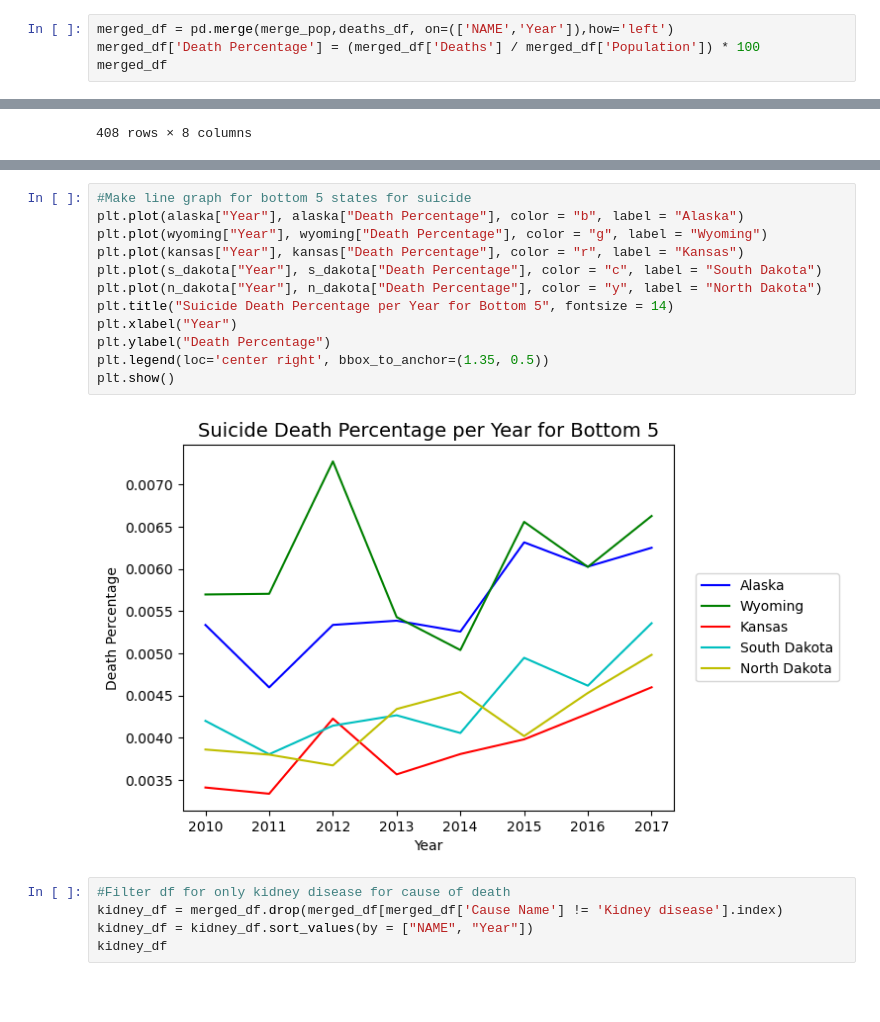
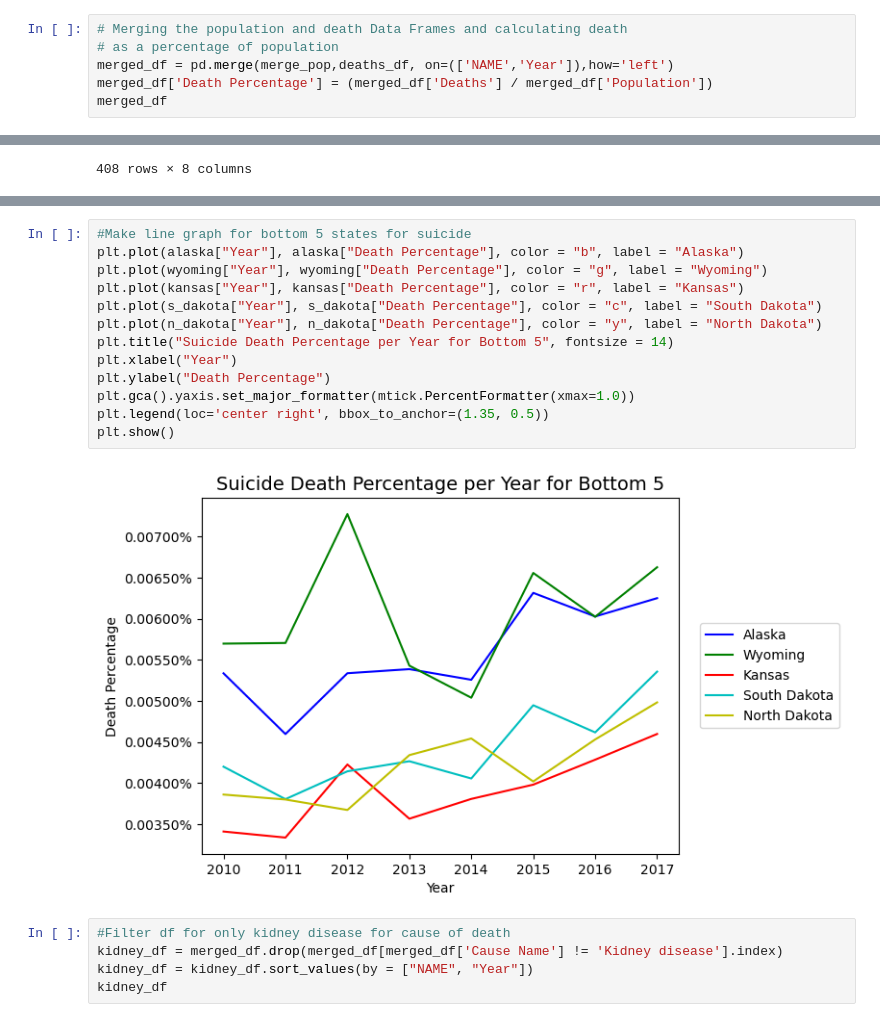
Before and after one commit to wreinhold/bootcamp-group1-project, a Jupyter notebook: deaths_legislation.ipynb, the cells around one changed output, grey strips where cells are left out. Saved outputs shown, nothing was run; the diff lists cells and outputs as text; blank space fills up the shorter version.

Commit message:
Added graphs for Cancer & formatted the y-axises as percentages

```diff
--- a/deaths_legislation.ipynb
+++ b/deaths_legislation.ipynb
@@ -73,6 +58,8 @@ dtype: object
 # %%
+# Merging the population and death Data Frames and calculating death
+# as a percentage of population
 merged_df = pd.merge(merge_pop,deaths_df, on=(['NAME','Year']),how='left')
-merged_df['Death Percentage'] = (merged_df['Deaths'] / merged_df['Population']) * 100
+merged_df['Death Percentage'] = (merged_df['Deaths'] / merged_df['Population'])
 merged_df
 # %% [output]
 |  | NAME | Year | Population | Full Cause Name | Cause Name | Deaths | Age-adjusted Death Rate | ... |
@@ -225,17 +215,18 @@ plt.show()
 # %%
 #Make line graph for bottom 5 states for suicide
 plt.plot(alaska["Year"], alaska["Death Percentage"], color = "b", label = "Alaska")
 plt.plot(wyoming["Year"], wyoming["Death Percentage"], color = "g", label = "Wyoming")
 plt.plot(kansas["Year"], kansas["Death Percentage"], color = "r", label = "Kansas")
 plt.plot(s_dakota["Year"], s_dakota["Death Percentage"], color = "c", label = "South Dakota")
 plt.plot(n_dakota["Year"], n_dakota["Death Percentage"], color = "y", label = "North Dakota")
 plt.title("Suicide Death Percentage per Year for Bottom 5", fontsize = 14)
 plt.xlabel("Year")
 plt.ylabel("Death Percentage")
+plt.gca().yaxis.set_major_formatter(mtick.PercentFormatter(xmax=1.0))
 plt.legend(loc='center right', bbox_to_anchor=(1.35, 0.5))
 plt.show()
 # %% [output]
-[figure, old version]
+[figure, new version]
 # %%
 #Filter df for only kidney disease for cause of death
 kidney_df = merged_df.drop(merged_df[merged_df['Cause Name'] != 'Kidney disease'].index)
```
Also changed, not shown: parts of 30 cells of this notebook, 1 other file.
